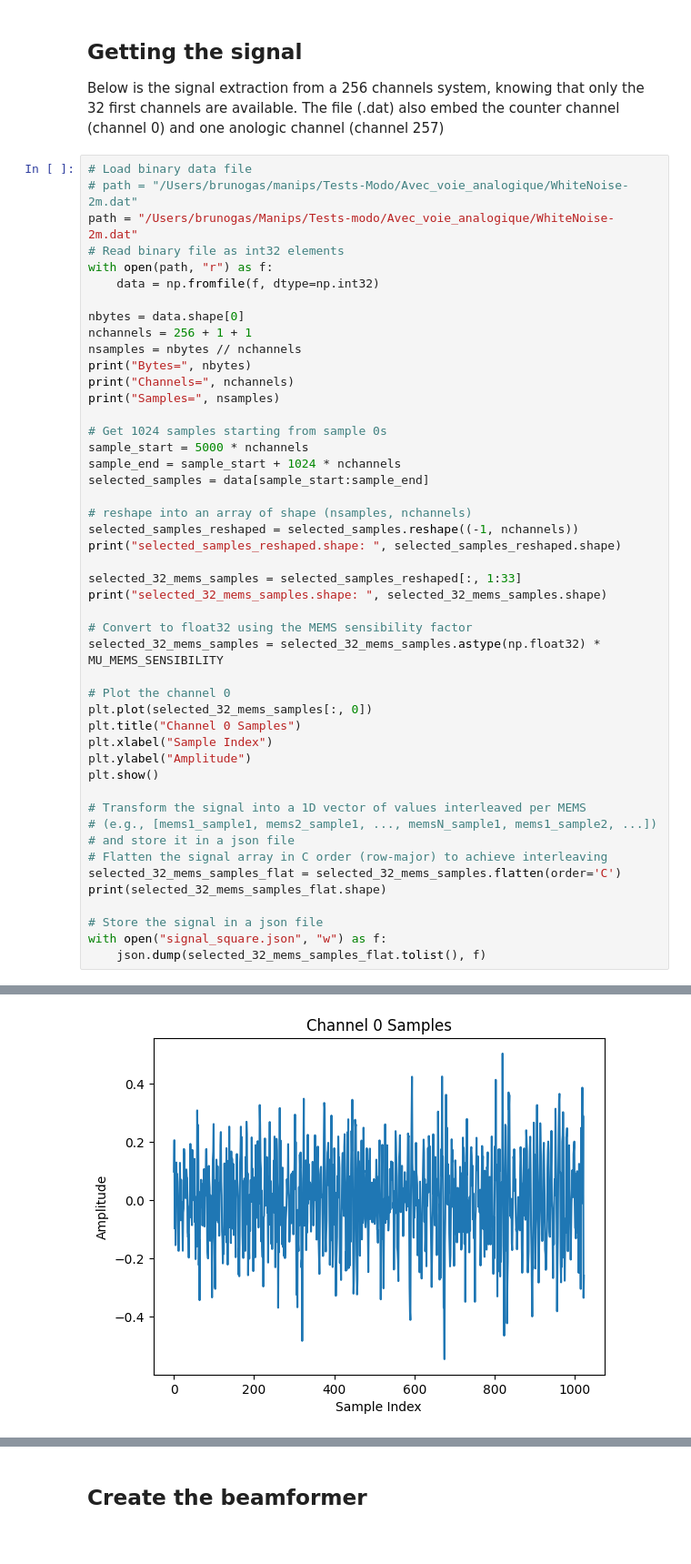
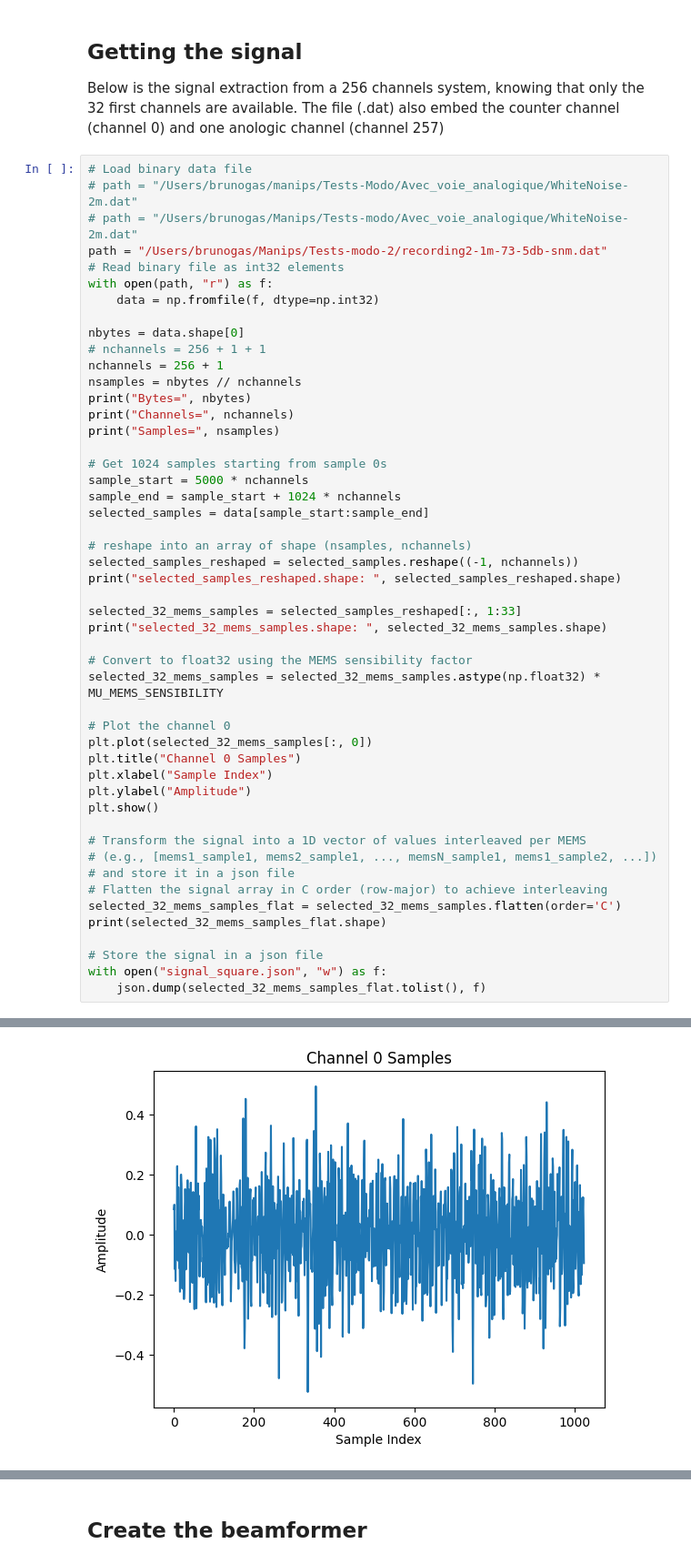
Before and after one commit to bimea/megamicros, a Jupyter notebook: notebooks/05_getstarted_BMF_square_antenna.ipynb, the cells around one changed output, grey strips where cells are left out. Shown at 91% size. Cells and saved outputs as stored; diff of their text form.

```diff
--- a/notebooks/05_getstarted_BMF_square_antenna.ipynb
+++ b/notebooks/05_getstarted_BMF_square_antenna.ipynb
@@ -40,13 +40,15 @@ The file (.dat) also embed the counter channel (channel 0) and one anologic chan
 # %%
 # Load binary data file
 # path = "/Users/brunogas/manips/Tests-Modo/Avec_voie_analogique/WhiteNoise-2m.dat"
-path = "/Users/brunogas/Manips/Tests-modo/Avec_voie_analogique/WhiteNoise-2m.dat"
+# path = "/Users/brunogas/Manips/Tests-modo/Avec_voie_analogique/WhiteNoise-2m.dat"
+path = "/Users/brunogas/Manips/Tests-modo-2/recording2-1m-73-5db-snm.dat"
 # Read binary file as int32 elements
 with open(path, "r") as f:
     data = np.fromfile(f, dtype=np.int32)
 
 nbytes = data.shape[0]
-nchannels = 256 + 1 + 1
+# nchannels = 256 + 1 + 1
+nchannels = 256 + 1
 nsamples = nbytes // nchannels
 print("Bytes=", nbytes)
 print("Channels=", nchannels)
@@ -92,5 +94,5 @@ selected_samples_reshaped.shape:  (1024, 258)
 selected_32_mems_samples.shape:  (1024, 32)
-[figure, old version]
+[figure, new version]
 (32768,)
 # %% [markdown]
 ## Create the beamformer
```
Also changed, not shown: parts of 1 cell of this notebook, 1 other file.
